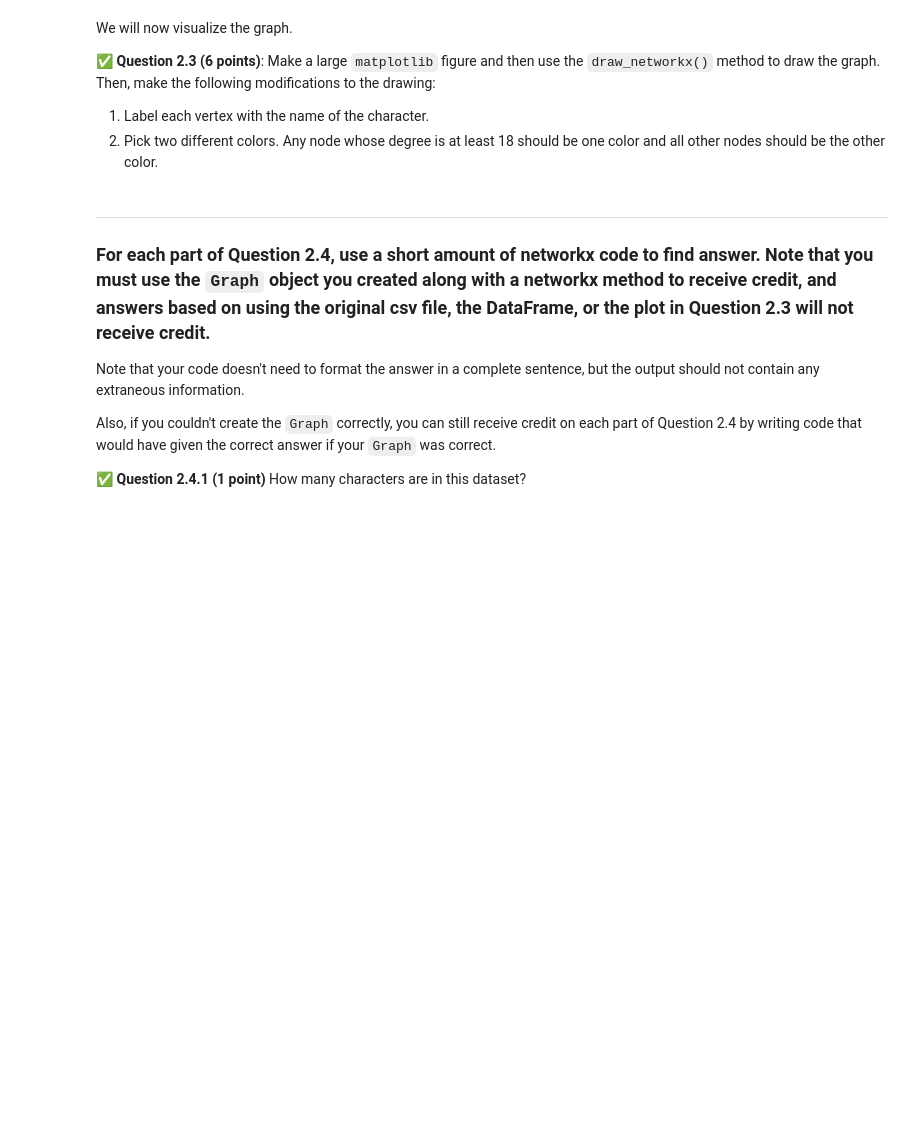
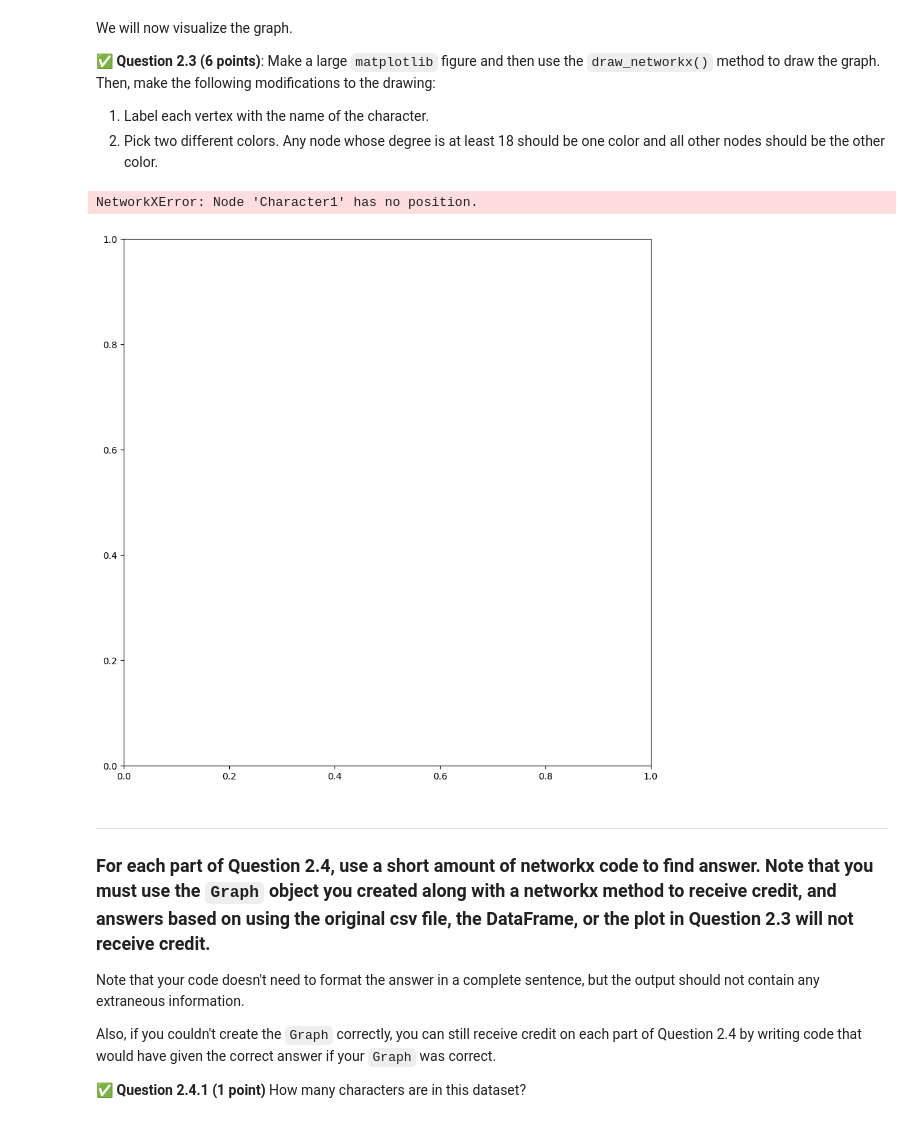
Before and after one commit to BadriAiman/cmse202-s24-turnin, a Jupyter notebook: final/CMSE202-Final-Section002-STUDENT.ipynb, the cells around one changed output. Cells and saved outputs as stored; diff of their text form; code cells hidden in the pictures; blank space fills up the shorter version.

```diff
--- a/final/CMSE202-Final-Section002-STUDENT.ipynb
+++ b/final/CMSE202-Final-Section002-STUDENT.ipynb
@@ -115,3 +110,12 @@ We will now visualize the graph.
+# %%
+plt.figure(figsize=(8, 8))
+pos = GOT["Character1"]
+nx.draw(GOT, pos, with_labels=True, node_size=1000, node_color='lightblue', edge_color='gray', font_color='black', font_size=10)
+plt.title("GameOfThrones Subgraph")
+plt.show()
+# %% [output]
+NetworkXError: Node 'Character1' has no position.
+[figure, added]
 # %% [markdown]
 ---
 
```
Also changed, not shown: parts of 15 cells of this notebook.
